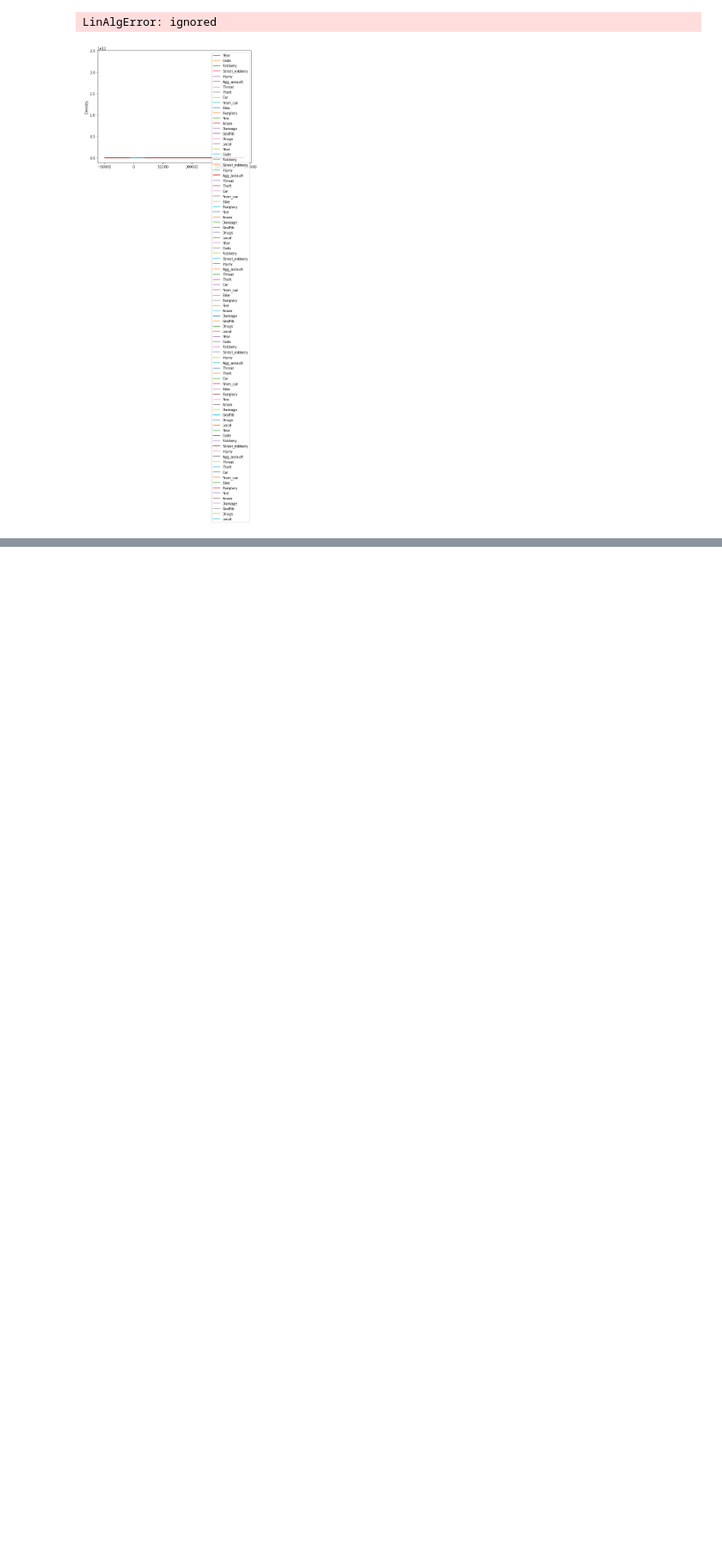
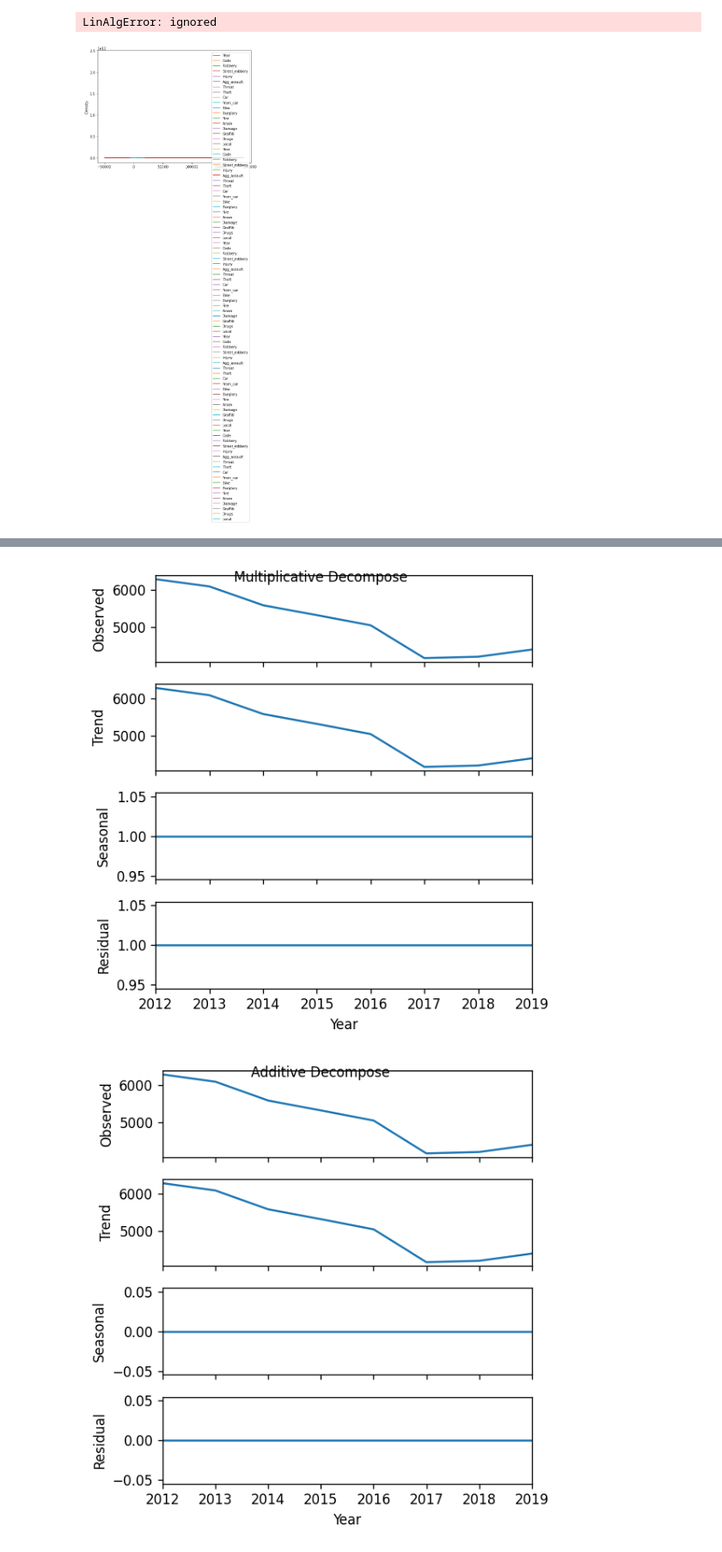
Before and after one commit to Jonny-Preuss/Berlin_stats_and_airbnb, a Jupyter notebook: BI_Project_Berlin_JP.ipynb, the cells around one changed output, grey strips where cells are left out. Shown at 86% size. Cells and saved outputs as stored; diff of their text form; code cells hidden in the pictures; blank space fills up the shorter version.

```diff
--- a/BI_Project_Berlin_JP.ipynb
+++ b/BI_Project_Berlin_JP.ipynb
@@ -126,0 +244,20 @@ LinAlgError: ignored
+# %%
+## Checking the components of the Time Series
+
+# Import Data
+df = pd.read_csv(path+'berlin_crime.csv', parse_dates=['Year'], index_col='Year')
+
+# Multiplicative Decomposition
+result_mul = seasonal_decompose(df['Robbery'], model='multiplicative', extrapolate_trend='freq')
+
+# Additive Decomposition
+result_add = seasonal_decompose(df['Robbery'], model='additive', extrapolate_trend='freq')
+
+# Plot
+plt.rcParams.update({'figure.figsize': (5,5)})
+result_mul.plot().suptitle('Multiplicative Decompose', fontsize=10)
+result_add.plot().suptitle('Additive Decompose', fontsize=10)
+plt.show()
+# %% [output]
+[figure, added]
+[figure, added]
```
Also changed, not shown: parts of 17 cells of this notebook.
